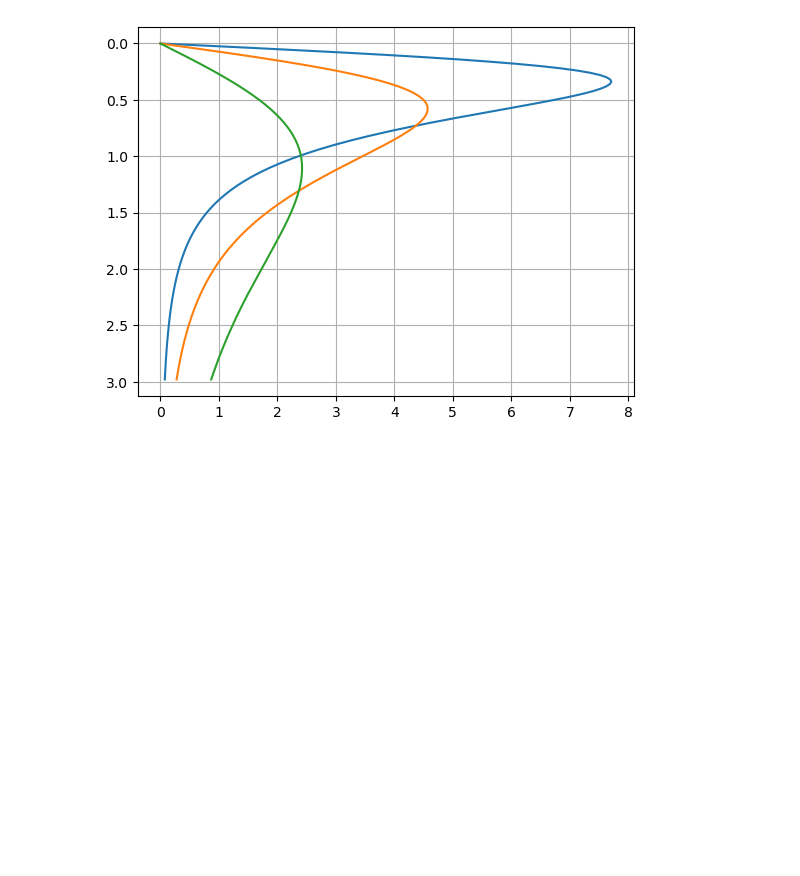
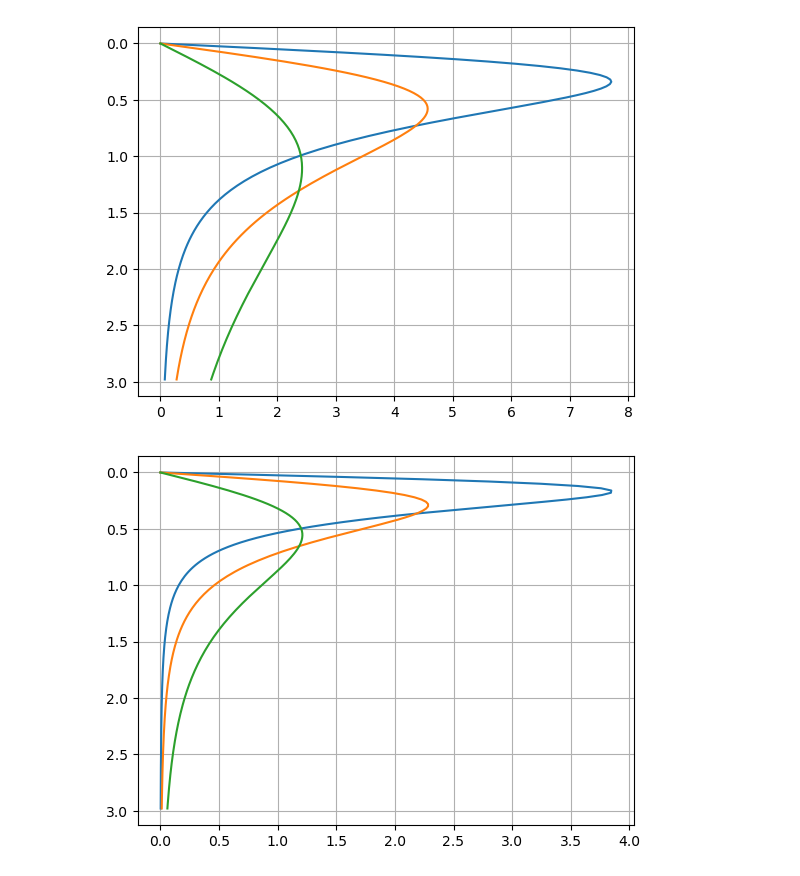
Before and after one commit to gimli-org/notebooks, a Jupyter notebook: ERT/arrays/geocarta.ipynb, the cells around one changed output. Saved outputs shown, nothing was run; the diff lists cells and outputs as text; code cells hidden in the pictures; blank space fills up the shorter version.

```diff
--- a/ERT/arrays/geocarta.ipynb
+++ b/ERT/arrays/geocarta.ipynb
@@ -64,3 +66,16 @@ plt.gca().invert_yaxis()
 plt.grid()
 # %% [output]
 [figure]
+# %%
+fig, ax = plt.subplots()
+for i in range(len(am)):
+    s = z * (1 / np.sqrt(am[i]**2+4*z**2)**3 - 1 / np.sqrt(bm[i]**2+4*z**2)**3 -
+             1 / np.sqrt(an[i]**2+4*z**2)**3 + 1 / np.sqrt(bn[i]**2+4*z**2)**3) * data['k'][i]
+    ax.plot(s, z)
+    # plt.plot(s/max(s), z)
+    # print("AM={:.1f}, zMax={:.2f}".format(am[i], z[np.argmax(s)]))
+
+plt.gca().invert_yaxis()
+plt.grid()
+# %% [output]
+[figure, added]
```
Also changed, not shown: parts of 1 cell of this notebook, 2 other files.
